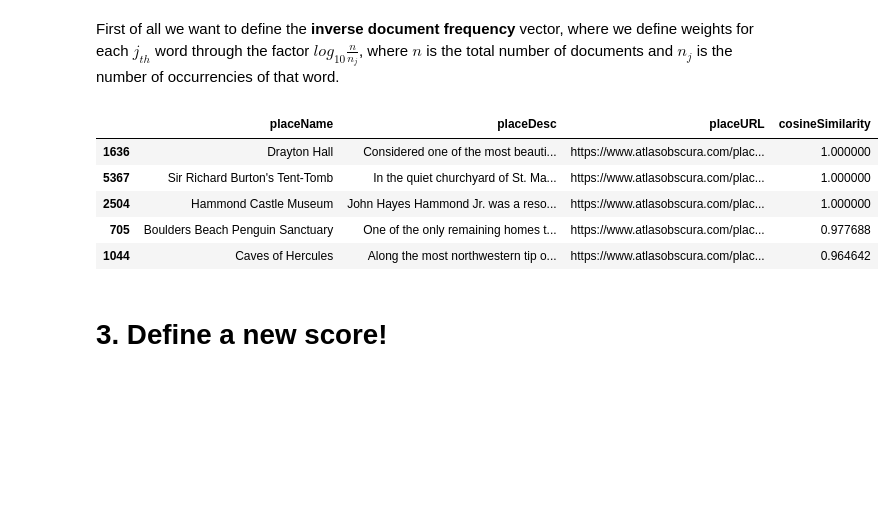
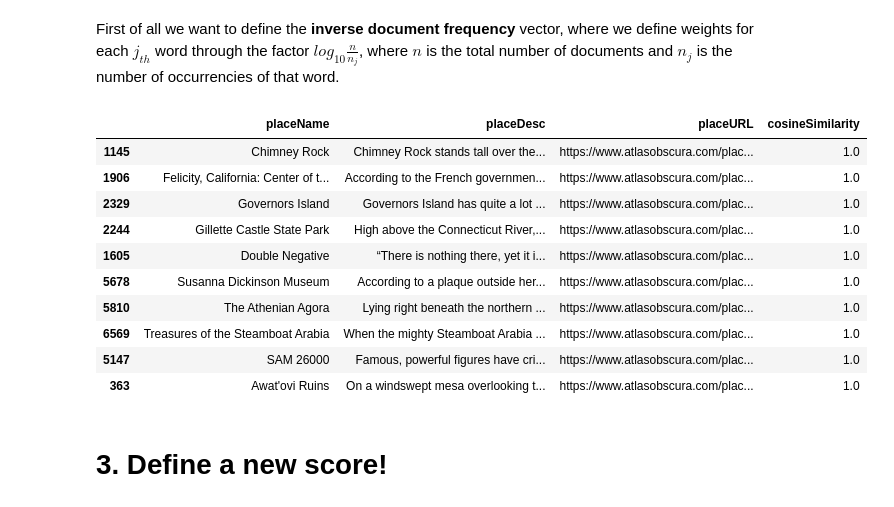
Before and after one commit to LucaFabri99/3HW-ADM-Fabri.Dinino.Aur, a Jupyter notebook: main.ipynb, the cells around one changed output. Cells and saved outputs as stored; diff of their text form; code cells hidden in the pictures; blank space fills up the shorter version.

```diff
--- a/main.ipynb
+++ b/main.ipynb
@@ -231,3 +231,14 @@ placeRelatedPlaces      34
 placeRelatedLists     4445
 placeURL                 0
 dtype: int64
+# %%
+na_values = [mostPopularPlaces[column].isna().sum() for column in mostPopularPlaces.columns]
+
+fig = plt.figure(figsize = (15,5))
+fig.suptitle('NA values per attribute', fontsize = 20)
+
+x = list(mostPopularPlaces.columns.values)
+plt.plot(x, na_values, color = 'blue')
+plt.xticks(rotation = 45)
+
+plt.show()
@@ -365,14 +399,19 @@ with open('tfidf_inverted_index.txt', 'w') as file:
         texted_indexing = str(indexing[0]) + ', ' + ', '.join(list(map(str, indexing[1:])))
         file.write('%s:%s\n' % (word, texted_indexing))
 # %%
-engine.tfidf_search_match('african garden', mostPopularPlaces, vocabulary, tfidf_inverted_index, idf, 5)
+engine.tfidf_search_match('american museum', mostPopularPlaces, vocabulary, tfidf_inverted_index, idf, 10)
 # %% [output]
 |  | placeName | placeDesc | placeURL | cosineSimilarity |
-| 1636 | Drayton Hall | Considered one of the most beauti... | https://www.atlasobscura.com/plac... | 1.000000 |
-| 5367 | Sir Richard Burton's Tent-Tomb | In the quiet churchyard of St. Ma... | https://www.atlasobscura.com/plac... | 1.000000 |
-| 2504 | Hammond Castle Museum | John Hayes Hammond Jr. was a reso... | https://www.atlasobscura.com/plac... | 1.000000 |
-| 705 | Boulders Beach Penguin Sanctuary | One of the only remaining homes t... | https://www.atlasobscura.com/plac... | 0.977688 |
-| 1044 | Caves of Hercules | Along the most northwestern tip o... | https://www.atlasobscura.com/plac... | 0.964642 |
+| 1145 | Chimney Rock | Chimney Rock stands tall over the... | https://www.atlasobscura.com/plac... | 1.0 |
+| 1906 | Felicity, California: Center of t... | According to the French governmen... | https://www.atlasobscura.com/plac... | 1.0 |
+| 2329 | Governors Island | Governors Island has quite a lot ... | https://www.atlasobscura.com/plac... | 1.0 |
+| 2244 | Gillette Castle State Park | High above the Connecticut River,... | https://www.atlasobscura.com/plac... | 1.0 |
+| 1605 | Double Negative | “There is nothing there, yet it i... | https://www.atlasobscura.com/plac... | 1.0 |
+| 5678 | Susanna Dickinson Museum | According to a plaque outside her... | https://www.atlasobscura.com/plac... | 1.0 |
+| 5810 | The Athenian Agora | Lying right beneath the northern ... | https://www.atlasobscura.com/plac... | 1.0 |
+| 6569 | Treasures of the Steamboat Arabia | When the mighty Steamboat Arabia ... | https://www.atlasobscura.com/plac... | 1.0 |
+| 5147 | SAM 26000 | Famous, powerful figures have cri... | https://www.atlasobscura.com/plac... | 1.0 |
+| 363 | Awat'ovi Ruins | On a windswept mesa overlooking t... | https://www.atlasobscura.com/plac... | 1.0 |
 # %% [markdown]
 # 3. Define a new score!
 # %%
```
Also changed, not shown: parts of 5 cells of this notebook, 1 other file.
